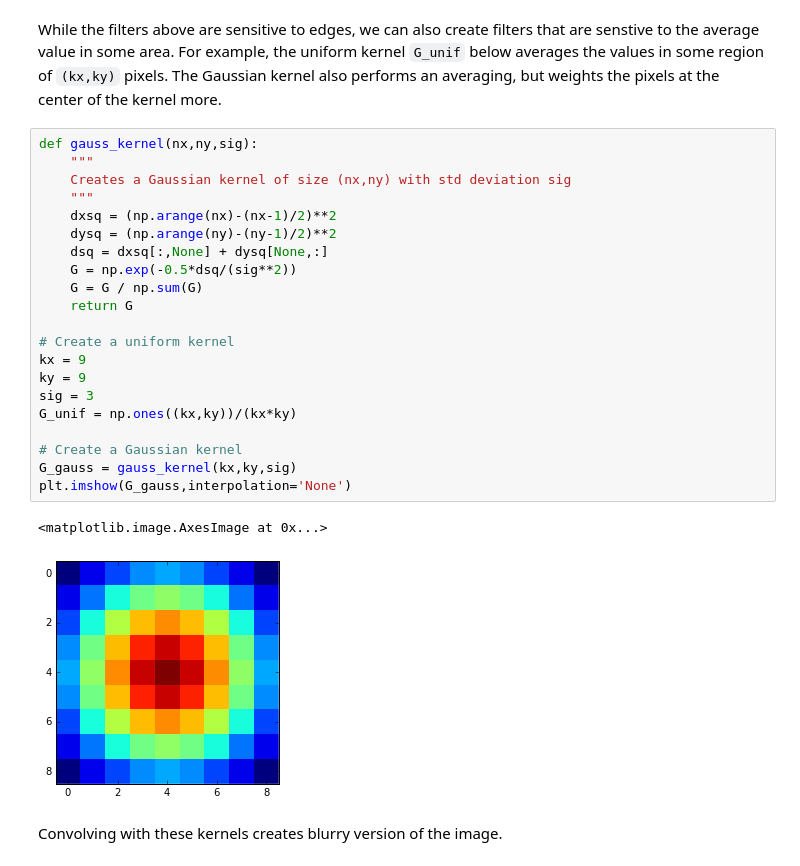
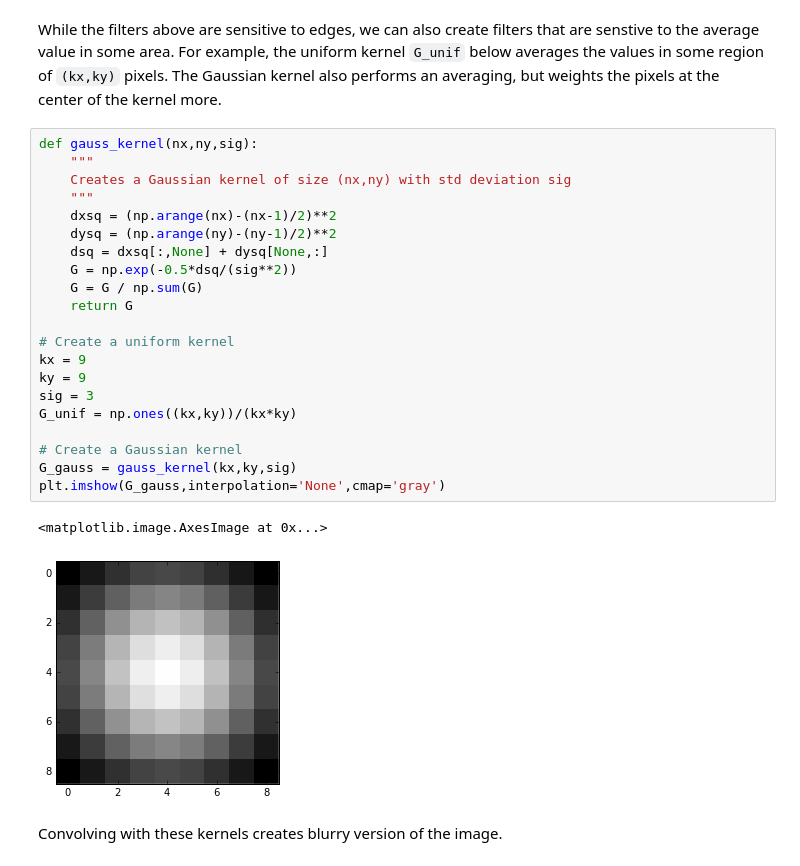
Before and after one commit to sdrangan/introml, a Jupyter notebook: unit08_cnn/demo08_1_convolutions.ipynb, the cells around one changed output. Drawn from its saved outputs; the diff is of its cells as text.

```diff
--- a/cnn/convolutions.ipynb
+++ b/unit08_cnn/demo08_1_convolutions.ipynb
@@ -104,27 +104,27 @@ While the filters above are sensitive to edges, we can also create filters that
 # %%
 def gauss_kernel(nx,ny,sig):
     """
     Creates a Gaussian kernel of size (nx,ny) with std deviation sig
     """
     dxsq = (np.arange(nx)-(nx-1)/2)**2
     dysq = (np.arange(ny)-(ny-1)/2)**2
     dsq = dxsq[:,None] + dysq[None,:]
     G = np.exp(-0.5*dsq/(sig**2))
     G = G / np.sum(G)
     return G
 
 # Create a uniform kernel
 kx = 9
 ky = 9
 sig = 3
 G_unif = np.ones((kx,ky))/(kx*ky)
 
 # Create a Gaussian kernel
 G_gauss = gauss_kernel(kx,ky,sig)
-plt.imshow(G_gauss,interpolation='None')
+plt.imshow(G_gauss,interpolation='None',cmap='gray')
 # %% [output]
 <matplotlib.image.AxesImage at 0x...>
-[figure, old version]
+[figure, new version]
 # %% [markdown]
 Convolving with these kernels creates blurry version of the image.
 # %%
```
Also changed, not shown: parts of 4 cells of this notebook, 6 other files.
